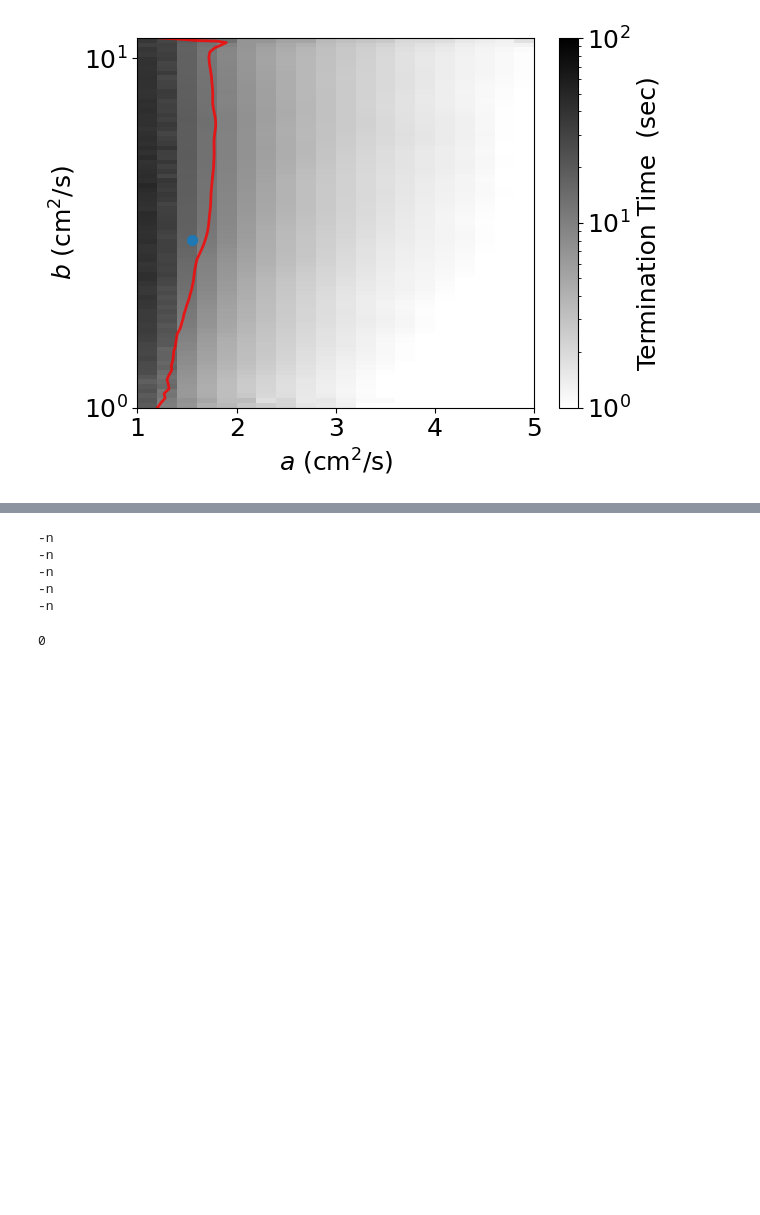
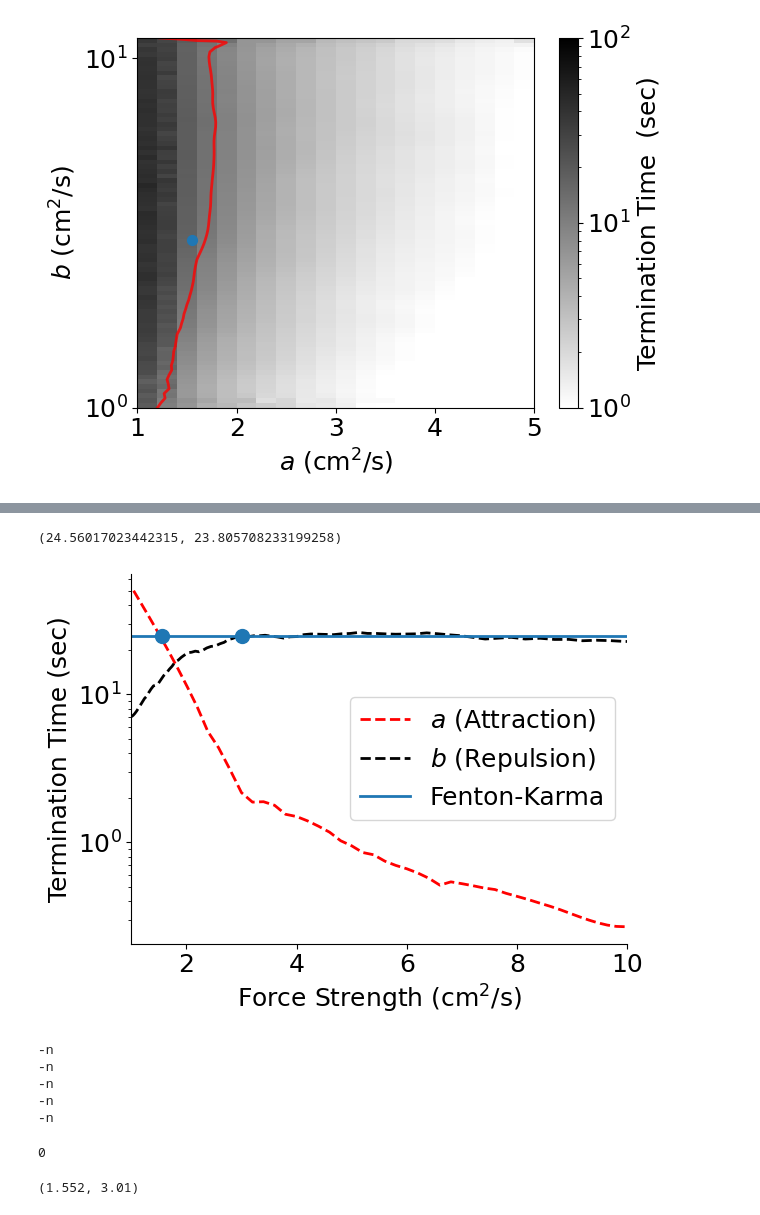
Before and after one commit to timtyree/bgmc, a Jupyter notebook: python/visualizing the heatmap of the creation model cloud survey.ipynb, the cells around one changed output, grey strips where cells are left out. Drawn from its saved outputs; the diff is of its cells as text; code cells hidden in the pictures; blank space fills up the shorter version.

```diff
--- a/python/visualizing the heatmap of the creation model cloud survey.ipynb
+++ b/python/visualizing the heatmap of the creation model cloud survey.ipynb
@@ -726,6 +731,9 @@ plt.show()
 # %%
 # x_values,y_values = df[df['a']==a_fk].sort_values(by='b')[['b','TermTime']].values.T
 dd = df[df['a']==a_fk].groupby(by='b')['TermTime'].mean()
+dd2 = df[df['b']==b_fk].groupby(by='a')['TermTime'].mean()
 x_values = dd.index.values
 y_values = dd.values
+x_values2 = dd2.index.values
+y_values2 = dd2.values
 # %%
@@ -756,3 +779,41 @@ plt.show()
+# %%
+yb_fk = np.interp(b_fk, xavg_values, yavg_values)
+ya_fk = np.interp(a_fk, xavg_values2, yavg_values2)
+yb_fk,ya_fk
+# %% [output]
+(24.56017023442315, 23.805708233199258)
+# %%
+# plt.plot(x_values,y_values,color='gray',lw=2)
+plt.plot(xavg_values2,yavg_values2,color='r',lw=2,label=r'$a$ (Attraction)',linestyle='--')
+plt.plot(xavg_values,yavg_values,color='k',lw=2,label=r'$b$ (Repulsion)',linestyle='--')
+# ylim = plt.ylim()
+# plt.plot([b_fk,b_fk],ylim,color='C0',lw=2)
+# plt.ylim(ylim)
+xlim = [1,10]
+plt.plot(xlim,[yb_fk,yb_fk],color='C0',lw=2, label='Fenton-Karma')
+plt.xlim(xlim)
+plt.scatter([b_fk],[yb_fk],color='C0',s=100,zorder=10)
+# plt.scatter([a_fk],[ya_fk],color='C0',s=100,zorder=10)
+plt.scatter([a_fk],[yb_fk],color='C0',s=100,zorder=10)
+
+# format_plot
+# format_plot(fontsize=fontsize,xlabel=r'$b$ (cm$^2$/s)',ylabel='Termination Time (sec)')
+format_plot(fontsize=fontsize,xlabel=r'Force Strength (cm$^2$/s)',ylabel='Termination Time (sec)')
+# plt.xscale('log')
+plt.legend(fontsize=fontsize)#,fancybox=False)
+ax = plt.gca()
+# Set the top and right spines (borders) to white
+# ax.spines['top'].set_color('white')
+# ax.spines['right'].set_color('white')
+ax.spines['top'].set_color('none')
+ax.spines['right'].set_color('none')
+
+# Ensure the axes background is transparent or a color that contrasts with white if needed
+ax.set_facecolor('none') # Makes background transparent
+ax.set_yscale('log')
+plt.show()
+# %% [output]
+[figure, added]
 # %%
 beep(5)
 # %% [output]
@@ -762,3 +823,7 @@ beep(5)
 -n
 -n
 0
+# %%
+a_fk,b_fk
+# %% [output]
+(1.552, 3.01)
```
Also changed, not shown: parts of 7 cells of this notebook.
